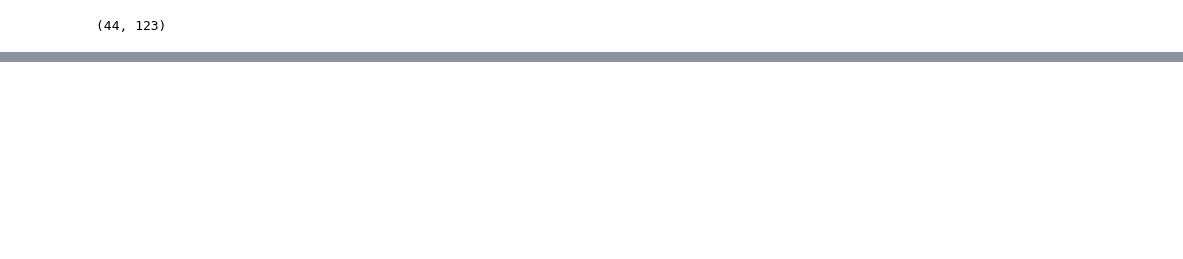
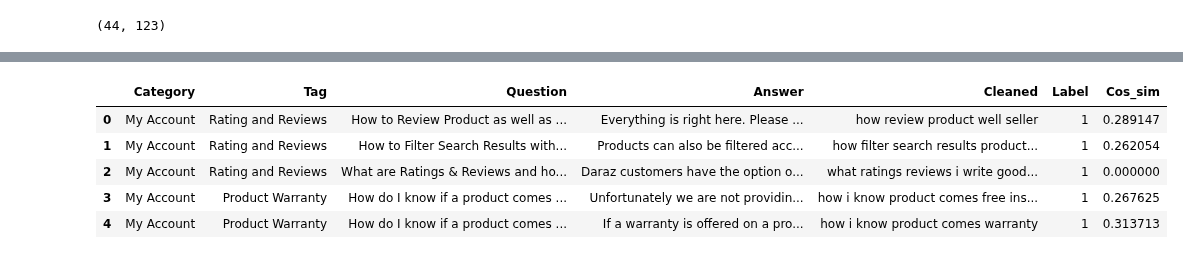
Before and after one commit to rissuuuu/DataScience, a Jupyter notebook: NLP Task/Task.ipynb, the cells around one changed output, grey strips where cells are left out. Saved outputs shown, nothing was run; the diff lists cells and outputs as text; code cells hidden in the pictures; blank space fills up the shorter version.

```diff
--- a/NLP Task/Task.ipynb
+++ b/NLP Task/Task.ipynb
@@ -72,0 +159,5 @@ X_.shape
+# %%
+cos_sim=[cosine_similarity(X_[i].reshape(1,-1),temp.reshape(1,-1)) for i in range(len(X_))]
+cos_sim=np.array(cos_sim)
+
+cos_sim=cos_sim.flatten()
@@ -72,0 +166,12 @@ X_.shape
+# %%
+df_temp=df.copy()
+df_temp['Cos_sim']=cos_sim
+# %%
+df_temp.head()
+# %% [output]
+|  | Category | Tag | Question | Answer | Cleaned | Label | Cos_sim |
+| 0 | My Account | Rating and Reviews | How to Review Product as well as ... | Everything is right here. Please ... | how review product well seller | 1 | 0.289147 |
+| 1 | My Account | Rating and Reviews | How to Filter Search Results with... | Products can also be filtered acc... | how filter search results product... | 1 | 0.262054 |
+| 2 | My Account | Rating and Reviews | What are Ratings & Reviews and ho... | Daraz customers have the option o... | what ratings reviews i write good... | 1 | 0.000000 |
+| 3 | My Account | Product Warranty | How do I know if a product comes ... | Unfortunately we are not providin... | how i know product comes free ins... | 1 | 0.267625 |
+| 4 | My Account | Product Warranty | How do I know if a product comes ... | If a warranty is offered on a pro... | how i know product comes warranty | 1 | 0.313713 |
```
Also changed, not shown: parts of 18 cells of this notebook.
